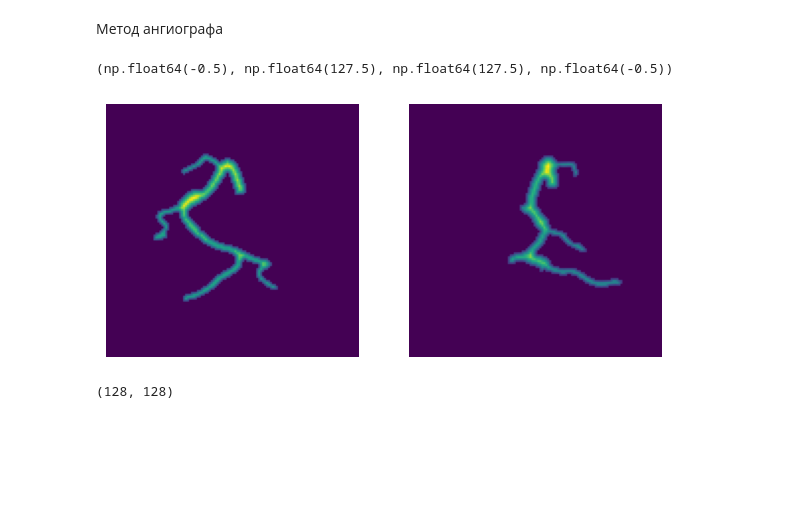
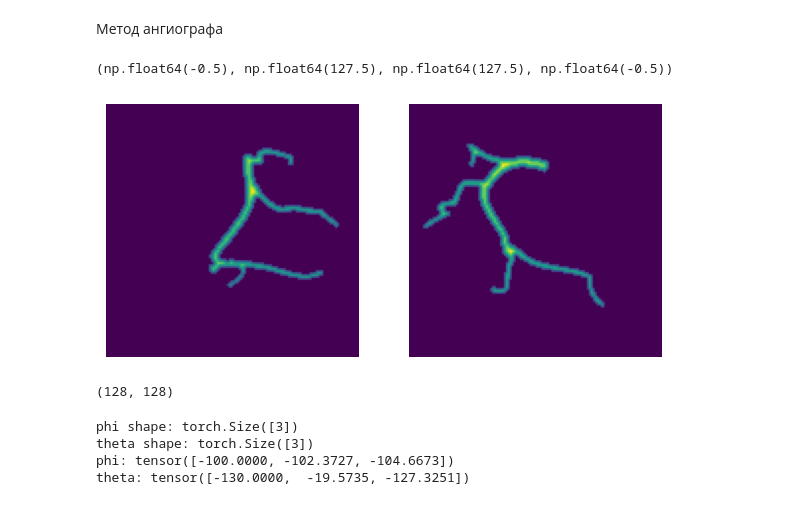
Before and after one commit to A1exprog/coronar_generator, a Jupyter notebook: sensor_1803.ipynb, the cells around one changed output. Cells and saved outputs as stored; diff of their text form; code cells hidden in the pictures; blank space fills up the shorter version.

```diff
--- a/sensor_1803.ipynb
+++ b/sensor_1803.ipynb
@@ -123,16 +131,17 @@ d2 = GeneratedDataset(images_dir, labels_dir, info_dir, images_transform=images_
 # %%
-sample_index = 3 #random.randint(0,len(d)-1)
+device = 'cuda:0'
+sample_index = 6 #random.randint(0,len(d)-1)
 sample = d2[sample_index] #d2[1]
 plt.figure(figsize=(15,15))
 plt.subplot(1,4,1)
 plt.imshow(sample[0][0]) #d2[1][0][0]
 plt.axis('off')
 plt.subplot(1,4,2)
 plt.imshow(sample[0][1])
 plt.axis('off')
 # %% [output]
 (np.float64(-0.5), np.float64(127.5), np.float64(127.5), np.float64(-0.5))
-[figure, old version]
+[figure, new version]
 # %%
 images, label, theta, phi = d2[sample_index]
 proj1 = images[0].cpu().numpy() #d2[1][0]
@@ -142,6 +151,16 @@ theta1, theta2 = theta[0].item(), theta[1].item()
 proj2.shape
 # %% [output]
 (128, 128)
+# %%
+print("phi shape:", phi.shape)
+print("theta shape:", theta.shape)
+print("phi:", phi)
+print("theta:", theta)
+# %% [output]
+phi shape: torch.Size([3])
+theta shape: torch.Size([3])
+phi: tensor([-100.0000, -102.3727, -104.6673])
+theta: tensor([-130.0000,  -19.5735, -127.3251])
 # %%
 print(f'angle: theta1={theta1}, phi1={phi1},theta2={theta2}, phi2={phi2} ')
 # %% [output]
```
Also changed, not shown: parts of 11 cells of this notebook.
